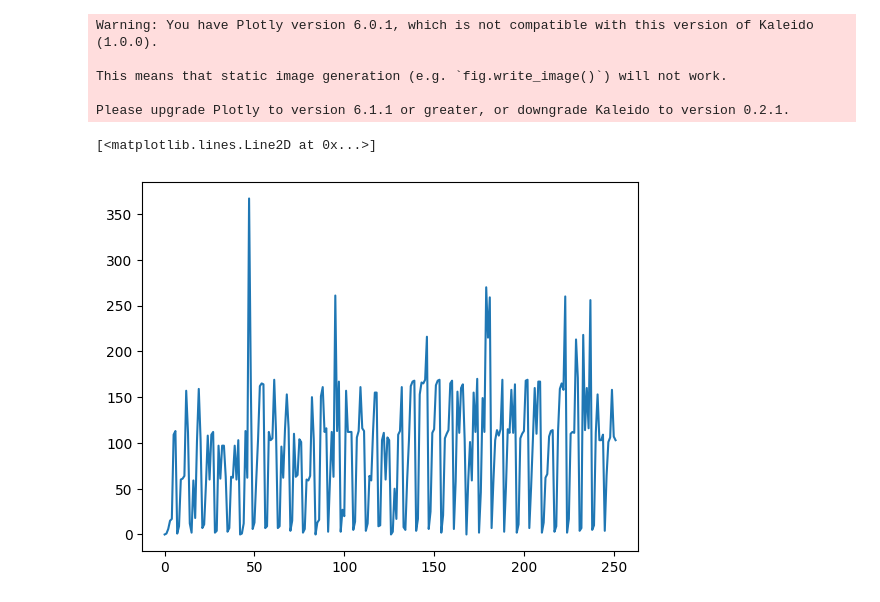
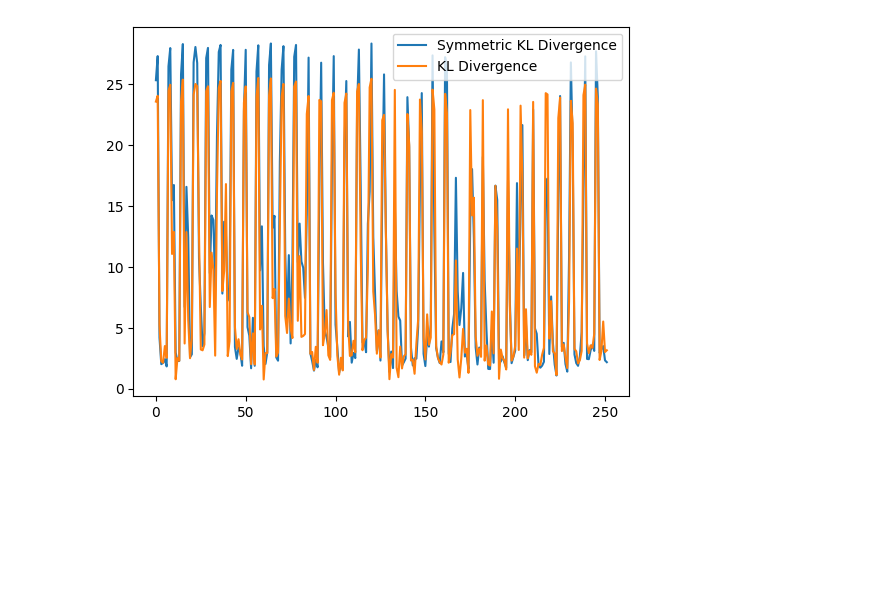
Before and after one commit to jaychotaliya987/Reservoir_Pytorch, a Jupyter notebook: Examples/Input_Discretization/test.ipynb, the cells around one changed output. Cells and saved outputs as stored; diff of their text form; code cells hidden in the pictures; blank space fills up the shorter version.

```diff
--- a/Examples/Input_Discretization/test.ipynb
+++ b/Examples/Input_Discretization/test.ipynb
@@ -21,12 +24,19 @@ with open(file, "rb") as f:
     data_10 = pickle.load(f)
 # %%
 all_lyapunov = []
-all_lyapunov2 = []
+all_kldiv = []
 all_params = []
+all_jsdiv = []
+all_skl = []
+
 for data in data_10:
     lyap1 = chaos_utils.lyapunov_time(data["true_value"], data["predictions"])
-    lyap2 = chaos_utils.lyapunov_time(data["true_value"], data["true_value"], normalize=True)
-    all_lyapunov2.append(lyap2)
+    Kldiv = chaos_utils.kl_divergence(data["true_value"], data["predictions"])
+    jsdiv = chaos_utils.js_divergence(data["true_value"], data["predictions"])
+    skl = chaos_utils.symmetric_kl(data["true_value"], data["predictions"])
+    all_skl.append(skl)
+    all_jsdiv.append(jsdiv)
     all_lyapunov.append(lyap1)
+    all_kldiv.append(Kldiv)
     params = data["parameters"]
     all_params.append(params)
@@ -43,10 +51 @@ plt.plot(data_10[47]["true_value"][:700,1])
-# %%
-viz.plot_components(data_10[47]["predictions"])
-viz.plot_components(data_10[47]["true_value"])
-# %% [output]
-Warning: You have Plotly version 6.0.1, which is not compatible with this version of Kaleido (1.0.0).
-
-This means that static image generation (e.g. `fig.write_image()`) will not work.
-
-Please upgrade Plotly to version 6.1.1 or greater, or downgrade Kaleido to version 0.2.1.
 # %%
@@ -54,5 +64,7 @@ viz.compare_plot([data_10[47]["true_value"], data_10[47]["predictions"]])
 # %%
-plt.plot(all_lyapunov)
+plt.plot(all_skl, label="Symmetric KL Divergence")
+plt.plot(all_kldiv, label="KL Divergence")
+plt.legend()
+plt.show()
 # %% [output]
-[<matplotlib.lines.Line2D at 0x...>]
-[figure, old version]
+[figure, new version]
```
Also changed, not shown: parts of 8 cells of this notebook, 2 other files.
